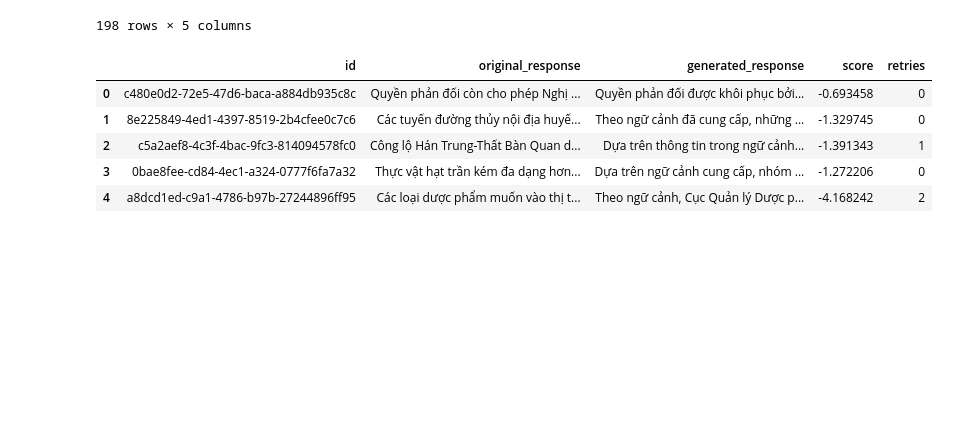
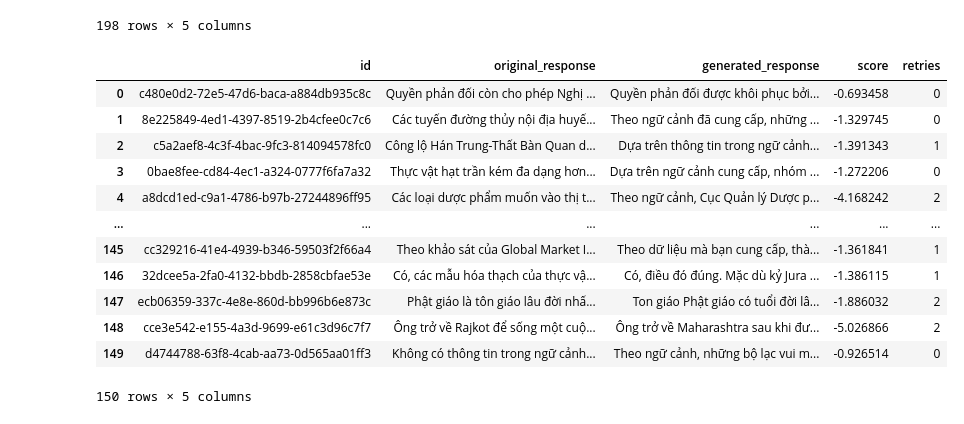
Before and after one commit to datnguyen305/llm, a Jupyter notebook: notebooks/llm.ipynb, the cells around one changed output. Saved outputs shown, nothing was run; the diff lists cells and outputs as text; code cells hidden in the pictures; blank space fills up the shorter version.

```diff
--- a/notebooks/llm.ipynb
+++ b/notebooks/llm.ipynb
@@ -184,11 +188,18 @@ response, score, retries = text_gen_loop(context, question)
 # %%
 data = pd.read_csv('../submit.csv')
 # %%
-data.head()
+data.head(150)
 # %% [output]
 |  | id | original_response | generated_response | score | retries |
 | 0 | c480e0d2-72e5-47d6-baca-a884db935c8c | Quyền phản đối còn cho phép Nghị ... | Quyền phản đối được khôi phục bởi... | -0.693458 | 0 |
 | 1 | 8e225849-4ed1-4397-8519-2b4cfee0c7c6 | Các tuyến đường thủy nội địa huyế... | Theo ngữ cảnh đã cung cấp, những ... | -1.329745 | 0 |
 | 2 | c5a2aef8-4c3f-4bac-9fc3-814094578fc0 | Công lộ Hán Trung-Thất Bàn Quan d... | Dựa trên thông tin trong ngữ cảnh... | -1.391343 | 1 |
 | 3 | 0bae8fee-cd84-4ec1-a324-0777f6fa7a32 | Thực vật hạt trần kém đa dạng hơn... | Dựa trên ngữ cảnh cung cấp, nhóm ... | -1.272206 | 0 |
 | 4 | a8dcd1ed-c9a1-4786-b97b-27244896ff95 | Các loại dược phẩm muốn vào thị t... | Theo ngữ cảnh, Cục Quản lý Dược p... | -4.168242 | 2 |
+| ... | ... | ... | ... | ... | ... |
+| 145 | cc329216-41e4-4939-b346-59503f2f66a4 | Theo khảo sát của Global Market I... | Theo dữ liệu mà bạn cung cấp, thà... | -1.361841 | 1 |
+| 146 | 32dcee5a-2fa0-4132-bbdb-2858cbfae53e | Có, các mẫu hóa thạch của thực vậ... | Có, điều đó đúng. Mặc dù kỷ Jura ... | -1.386115 | 1 |
+| 147 | ecb06359-337c-4e8e-860d-bb996b6e873c | Phật giáo là tôn giáo lâu đời nhấ... | Ton giáo Phật giáo có tuổi đời lâ... | -1.886032 | 2 |
+| 148 | cce3e542-e155-4a3d-9699-e61c3d96c7f7 | Ông trở về Rajkot để sống một cuộ... | Ông trở về Maharashtra sau khi đư... | -5.026866 | 2 |
+| 149 | d4744788-63f8-4cab-aa73-0d565aa01ff3 | Không có thông tin trong ngữ cảnh... | Theo ngữ cảnh, những bộ lạc vui m... | -0.926514 | 0 |
+150 rows × 5 columns
```
Also changed, not shown: parts of 2 cells of this notebook, 4 other files.
